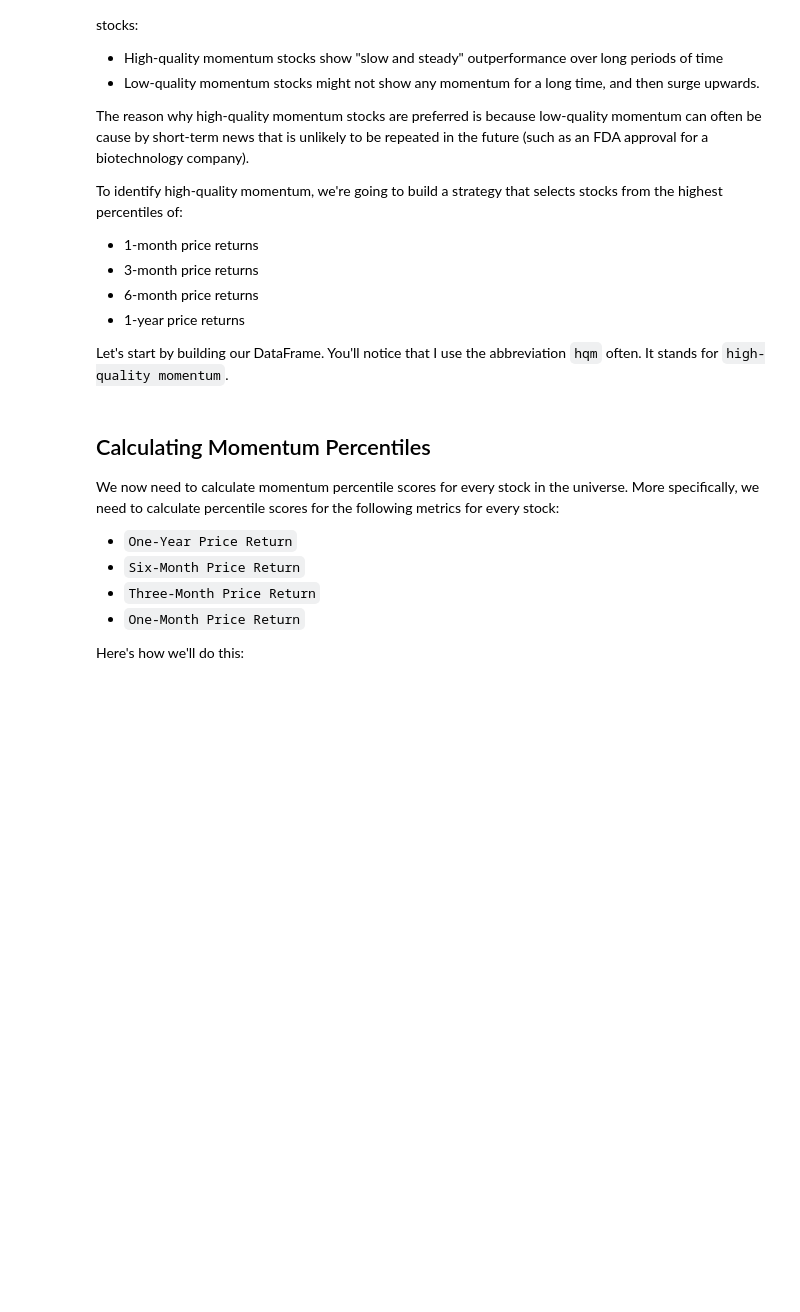
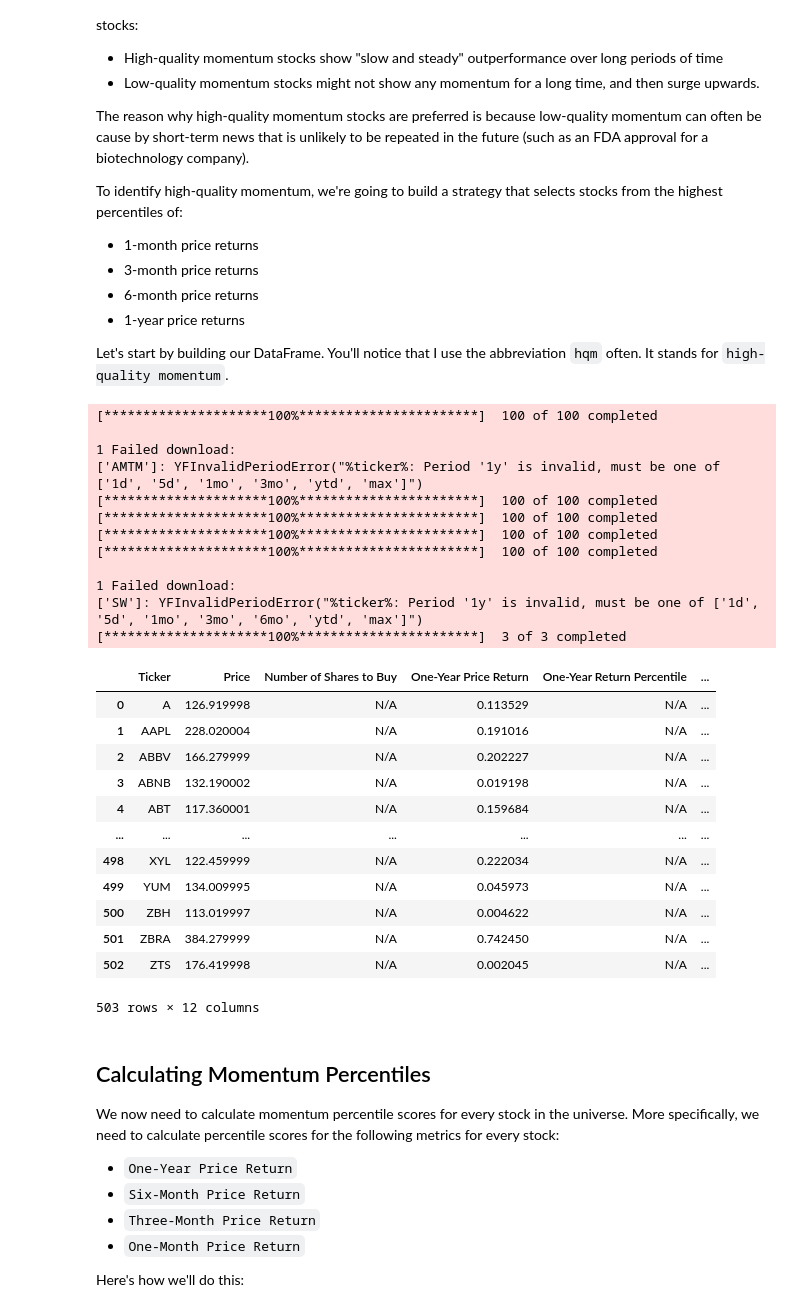
Before and after one commit to ishaanarora25/AlgoTrading, a Jupyter notebook: CodeCampTutorial/002_quantitative_momentum_strategy.ipynb, the cells around one changed output. Saved outputs shown, nothing was run; the diff lists cells and outputs as text; code cells hidden in the pictures; blank space fills up the shorter version.

```diff
--- a/CodeCampTutorial/002_quantitative_momentum_strategy.ipynb
+++ b/CodeCampTutorial/002_quantitative_momentum_strategy.ipynb
@@ -210,6 +210,63 @@ To identify high-quality momentum, we're going to build a strategy that selects
 * 1-year price returns
 
 Let's start by building our DataFrame. You'll notice that I use the abbreviation `hqm` often. It stands for `high-quality momentum`.
+# %%
+hqm_cols = [
+    'Ticker',
+    'Price',
+    'Number of Shares to Buy',
+    'One-Year Price Return',
+    'One-Year Return Percentile',
+    'Six-Month Price Return',
+    'Six-Month Return Percentile',
+    'Three-Month Price Return',
+    'Three-Month Return Percentile',
+    'One-Month Price Return',
+    'One-Month Return Percentile',
+    'HQM Score'
+]
+hqm_df = pd.DataFrame(columns=hqm_cols)
+
+for symbol_string in symbol_strings:
+    batch_api_call = yf.download(symbol_string, period="1y")['Close']
+
+    one_year_change = ((batch_api_call.iloc[-1] - batch_api_call.iloc[0]) / batch_api_call.iloc[0])
+    six_month_change = ((batch_api_call.iloc[-1] - batch_api_call.iloc[-(252//2)]) / batch_api_call.iloc[-(252//2)])
+    three_month_change = ((batch_api_call.iloc[-1] - batch_api_call.iloc[-(252//4)]) / batch_api_call.iloc[-(252//4)])
+    one_month_change = ((batch_api_call.iloc[-1] - batch_api_call.iloc[-(252//12)]) / batch_api_call.iloc[-(252//12)])
+
+    for symbol in symbol_string.split(' '):
+        price = batch_api_call[symbol].iloc[-1]
+        new_row = pd.DataFrame([[symbol, price, 'N/A', one_year_change[symbol], 'N/A', six_month_change[symbol], 'N/A', three_month_change[symbol], 'N/A', one_month_change[symbol], 'N/A', 'N/A']], columns=hqm_cols)
+
+        hqm_df = pd.concat([hqm_df, new_row], ignore_index=True)
+hqm_df
+# %% [output]
+[*********************100%***********************]  100 of 100 completed
+
+1 Failed download:
+['AMTM']: YFInvalidPeriodError("%ticker%: Period '1y' is invalid, must be one of ['1d', '5d', '1mo', '3mo', 'ytd', 'max']")
+[*********************100%***********************]  100 of 100 completed
+[*********************100%***********************]  100 of 100 completed
+[*********************100%***********************]  100 of 100 completed
+[*********************100%***********************]  100 of 100 completed
+
+1 Failed download:
+['SW']: YFInvalidPeriodError("%ticker%: Period '1y' is invalid, must be one of ['1d', '5d', '1mo', '3mo', '6mo', 'ytd', 'max']")
+[*********************100%***********************]  3 of 3 completed
+|  | Ticker | Price | Number of Shares to Buy | One-Year Price Return | One-Year Return Percentile | ... |
+| 0 | A | 126.919998 | N/A | 0.113529 | N/A | ... |
+| 1 | AAPL | 228.020004 | N/A | 0.191016 | N/A | ... |
+| 2 | ABBV | 166.279999 | N/A | 0.202227 | N/A | ... |
+| 3 | ABNB | 132.190002 | N/A | 0.019198 | N/A | ... |
+| 4 | ABT | 117.360001 | N/A | 0.159684 | N/A | ... |
+| ... | ... | ... | ... | ... | ... | ... |
+| 498 | XYL | 122.459999 | N/A | 0.222034 | N/A | ... |
+| 499 | YUM | 134.009995 | N/A | 0.045973 | N/A | ... |
+| 500 | ZBH | 113.019997 | N/A | 0.004622 | N/A | ... |
+| 501 | ZBRA | 384.279999 | N/A | 0.742450 | N/A | ... |
+| 502 | ZTS | 176.419998 | N/A | 0.002045 | N/A | ... |
+503 rows × 12 columns
 # %% [markdown]
 ## Calculating Momentum Percentiles
 
```
Also changed, not shown: parts of 8 cells of this notebook, 3 other files.
